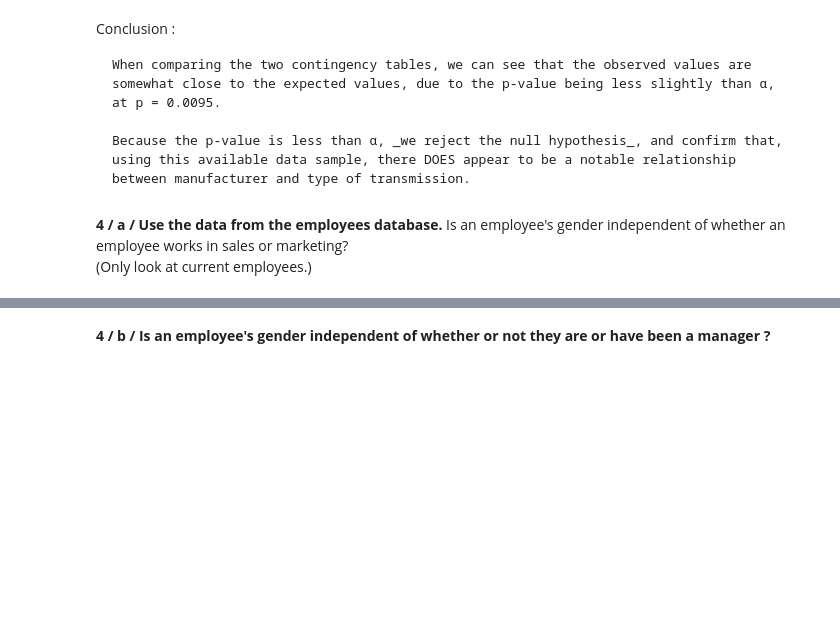
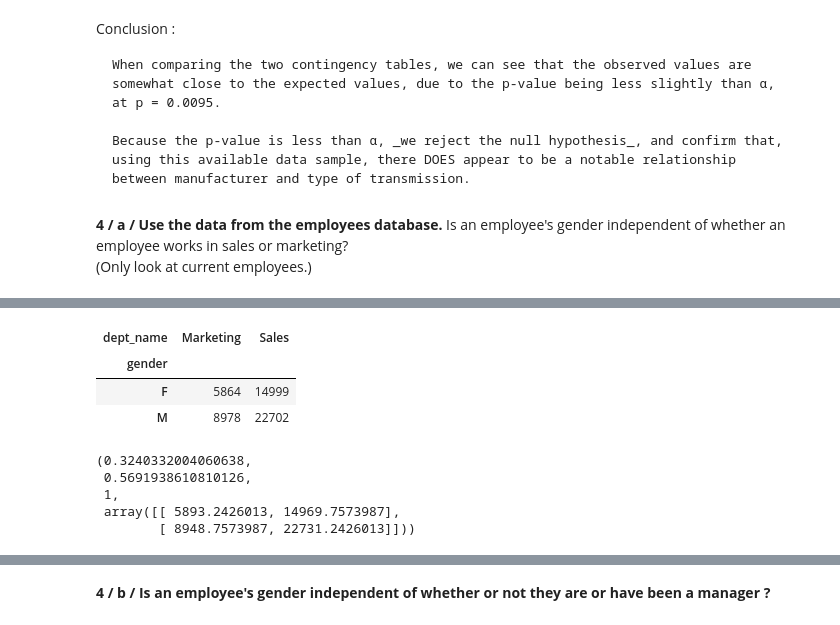
Before and after one commit to MagdalenaRahn/statistics-exercises, a Jupyter notebook: hypothesis_testing_chi_squared_contingency_exercises_05XII2022.ipynb, the cells around one changed output, grey strips where cells are left out. Saved outputs shown, nothing was run; the diff lists cells and outputs as text; code cells hidden in the pictures; blank space fills up the shorter version.

```diff
--- a/hypothesis_testing_chi_squared_contingency_exercises_05XII2022.ipynb
+++ b/hypothesis_testing_chi_squared_contingency_exercises_05XII2022.ipynb
@@ -200,6 +200,11 @@ Conclusion :
 (Only look at current employees.)
 # %%
 db_url = f'mysql+pymysql://{env.username}:{env.password}@{env.host}/employees'
-emp_df = pd.read_sql('''SELECT * FROM employees
-                        JOIN dept_emp USING (emp_no)
-                        WHERE to_date = "9999-01-01"''', db_url)
+emp_df = pd.read_sql('''SELECT e.gender, e.emp_no, de.dept_no, d.dept_name, de.to_date
+                        FROM employees AS e
+                        JOIN dept_emp AS de
+                            USING (emp_no)
+                        JOIN departments as d
+                            USING (dept_no)
+                        WHERE de.to_date = '9999-01-01' AND d.dept_name IN ('Sales','Marketing')
+                        GROUP BY e.gender, e.emp_no, de.dept_no, d.dept_name, de.to_date''', db_url)
@@ -233,0 +251,24 @@ Name: gender, dtype: int64
+# %%
+gend_dept_observed = pd.crosstab(emp_df.gender, emp_df.dept_name)
+gend_dept_observed
+# %% [output]
+| dept_name | Marketing | Sales |
+| gender |  |  |
+| F | 5864 | 14999 |
+| M | 8978 | 22702 |
+# %%
+chi2_2, p_2, degf_2, expected_2 = stats.chi2_contingency(gend_dept_observed)
+
+chi2_2, p_2, degf_2, expected_2
+
+
+# Returns chi2, p-value, degree of freedom and an array :
+# The contingency table of expected values if everything were
+# proportional and there were no relationship between
+# the values 'gender' and 'dept_name'.
+# %% [output]
+(0.3240332004060638,
+ 0.5691938610810126,
+ 1,
+ array([[ 5893.2426013, 14969.7573987],
+        [ 8948.7573987, 22731.2426013]]))
```
Also changed, not shown: parts of 26 cells of this notebook, 1 other file.
